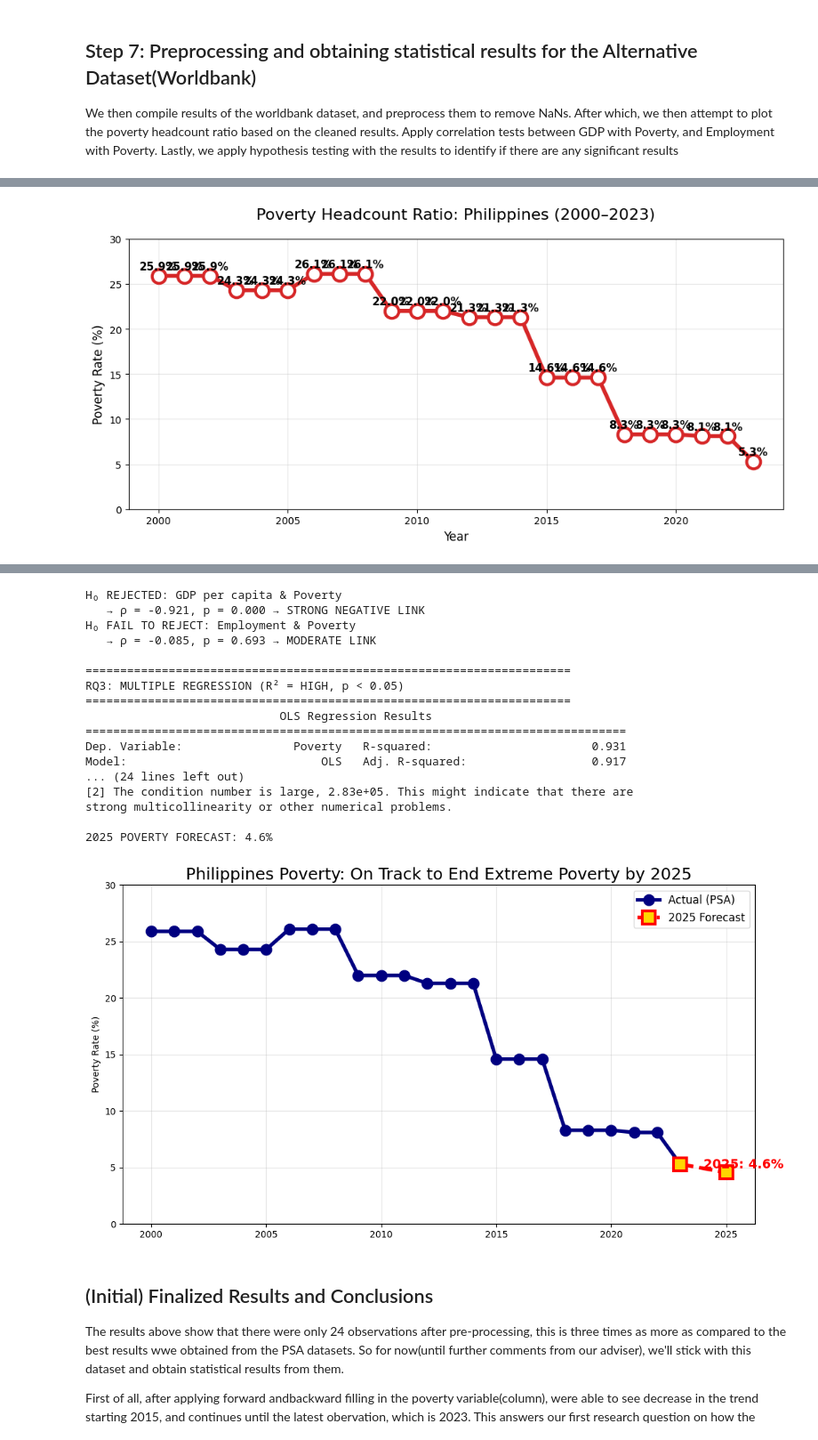
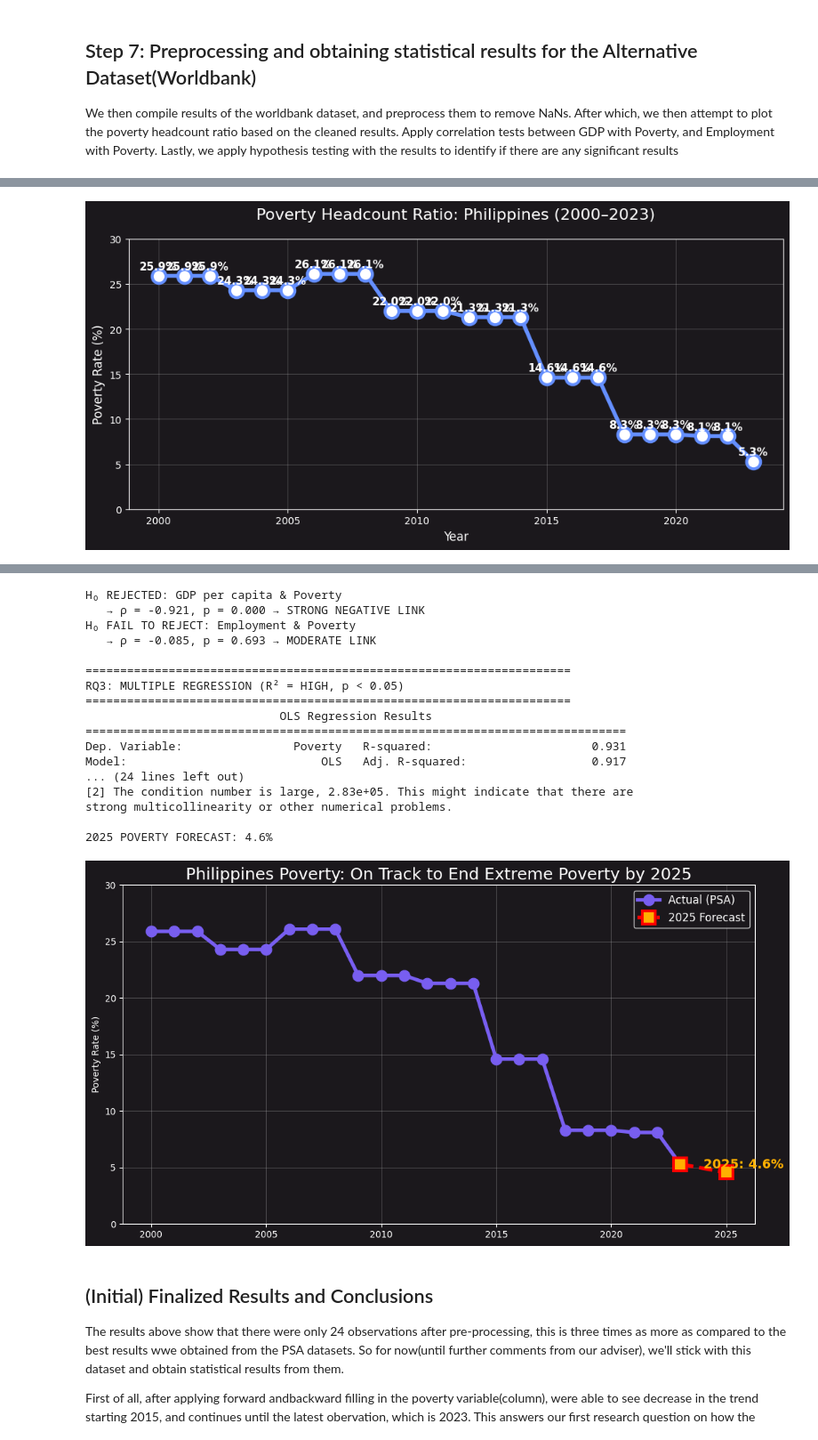
Before and after one commit to Jol0gs/cs-132-WFR-Group4, a Jupyter notebook: EDA/EDA_Main.ipynb, the cells around one changed output, grey strips where cells are left out. Shown at 89% size. Saved outputs shown, nothing was run; the diff lists cells and outputs as text; code cells hidden in the pictures.

Commit message:
Plot Colors

```diff
--- a/EDA/EDA_Main.ipynb
+++ b/EDA/EDA_Main.ipynb
@@ -891,13 +891,25 @@ display(df)
 
 df.to_csv('final_clean_full.csv', index=False)
 
+
+plt.rcParams['figure.facecolor'] = '#1b181c'
+plt.rcParams['axes.facecolor'] = '#1b181c'
+plt.rcParams['savefig.facecolor'] = '#1b181c'
+plt.rcParams['text.color'] = '#ffffff'
+plt.rcParams['axes.labelcolor'] = '#ffffff'
+plt.rcParams['xtick.color'] = '#ffffff'
+plt.rcParams['ytick.color'] = '#ffffff'
+plt.rcParams['axes.edgecolor'] = '#ffffff'
+plt.rcParams['legend.facecolor'] = '#1b181c'
+plt.rcParams['legend.edgecolor'] = '#ffffff'
+
 # --------------------------------------------------------------
 # 7.2. Poverty Trend Plot
 # - Visualizing the poverty headcount ratio trend over the years
 # --------------------------------------------------------------
 plt.figure(figsize=(10,5))
 plt.plot(df['Year'], df['Poverty'], 'o-',
-         color='#d62728', linewidth=4, markersize=14, markerfacecolor='white', markeredgewidth=3)
+         color='#648fff', linewidth=4, markersize=14, markerfacecolor='#ffffff', markeredgewidth=3)
 plt.title('Poverty Headcount Ratio: Philippines (2000–2023)', fontsize=16, pad=20)
 plt.ylabel('Poverty Rate (%)', fontsize=12)
 plt.xlabel('Year', fontsize=12)
@@ -912,7 +924,7 @@ plt.show()
 # === 3. RQ2: CORRELATION & HYPOTHESIS TEST ===
 corr = df[['Poverty', 'GDP_PPP', 'Employment', 'Inflation', 'Remittances']].corr()
 plt.figure(figsize=(8,6))
-sns.heatmap(corr, annot=True, cmap='RdYlBu_r', center=0, fmt='.3f', linewidths=2)
+sns.heatmap(corr, annot=True, cmap='flare_r', center=0, fmt='.3f', linewidths=2)
 plt.title('RQ2: Economic Drivers of Poverty', fontsize=16)
 plt.tight_layout()
 plt.savefig('RQ2_Correlation.png', dpi=300)
@@ -946,15 +958,15 @@ print(f"\n2025 POVERTY FORECAST: {pred:.1f}%")
 
 # === 6. FINAL PLOT ===
 plt.figure(figsize=(11,6))
-plt.plot(df['Year'], df['Poverty'], 'o-', color='navy',
+plt.plot(df['Year'], df['Poverty'], 'o-', color='#785ef0',
          linewidth=4, markersize=12, label='Actual (PSA)')
 plt.plot([2023, 2025], [5.3, pred], 'r--s', linewidth=4, markersize=14,
-         markerfacecolor='gold', markeredgewidth=3, label='2025 Forecast')
+         markerfacecolor='#ffb000', markeredgewidth=3, label='2025 Forecast')
 plt.title('Philippines Poverty: On Track to End Extreme Poverty by 2025', fontsize=18)
 plt.ylabel('Poverty Rate (%)')
 plt.legend(fontsize=12)
 plt.grid(alpha=0.3)
-plt.text(2024, pred + 0.4, f"2025: {pred:.1f}%", fontsize=14, fontweight='bold', color='red')
+plt.text(2024, pred + 0.4, f"2025: {pred:.1f}%", fontsize=14, fontweight='bold', color='#ffb000')
 plt.ylim(0, 30)
 plt.tight_layout()
 plt.savefig('RQ3_2025_Forecast.png', dpi=300)
@@ -978,4 +990,4 @@ FINAL DATA (24 years, all NaNs filled, ready for analysis):
 | 21 | 2021 | 8.1 | 8857.789951 | 54.552 | 3.927180 | 9.308929 |
 | 22 | 2022 | 8.1 | 10131.346370 | 59.843 | 5.821158 | 9.409771 |
 | 23 | 2023 | 5.3 | 10985.829263 | 60.024 | 5.978025 | 8.945518 |
-[figure, old version]
+[figure, new version]
@@ -983,21 +995,21 @@ FINAL DATA (24 years, all NaNs filled, ready for analysis):
 H₀ REJECTED: GDP per capita & Poverty
    → ρ = -0.921, p = 0.000 → STRONG NEGATIVE LINK
 H₀ FAIL TO REJECT: Employment & Poverty
    → ρ = -0.085, p = 0.693 → MODERATE LINK
 
 ======================================================================
 RQ3: MULTIPLE REGRESSION (R² = HIGH, p < 0.05)
 ======================================================================
                             OLS Regression Results
 ==============================================================================
 Dep. Variable:                Poverty   R-squared:                       0.931
 Model:                            OLS   Adj. R-squared:                  0.917
 ... (24 lines left out)
 [2] The condition number is large, 2.83e+05. This might indicate that there are
 strong multicollinearity or other numerical problems.
 
 2025 POVERTY FORECAST: 4.6%
-[figure, old version]
+[figure, new version]
 # %% [markdown]
 ## (Initial) Finalized Results and Conclusions
 
```
Also changed, not shown: parts of 2 cells of this notebook, 3 other files.
